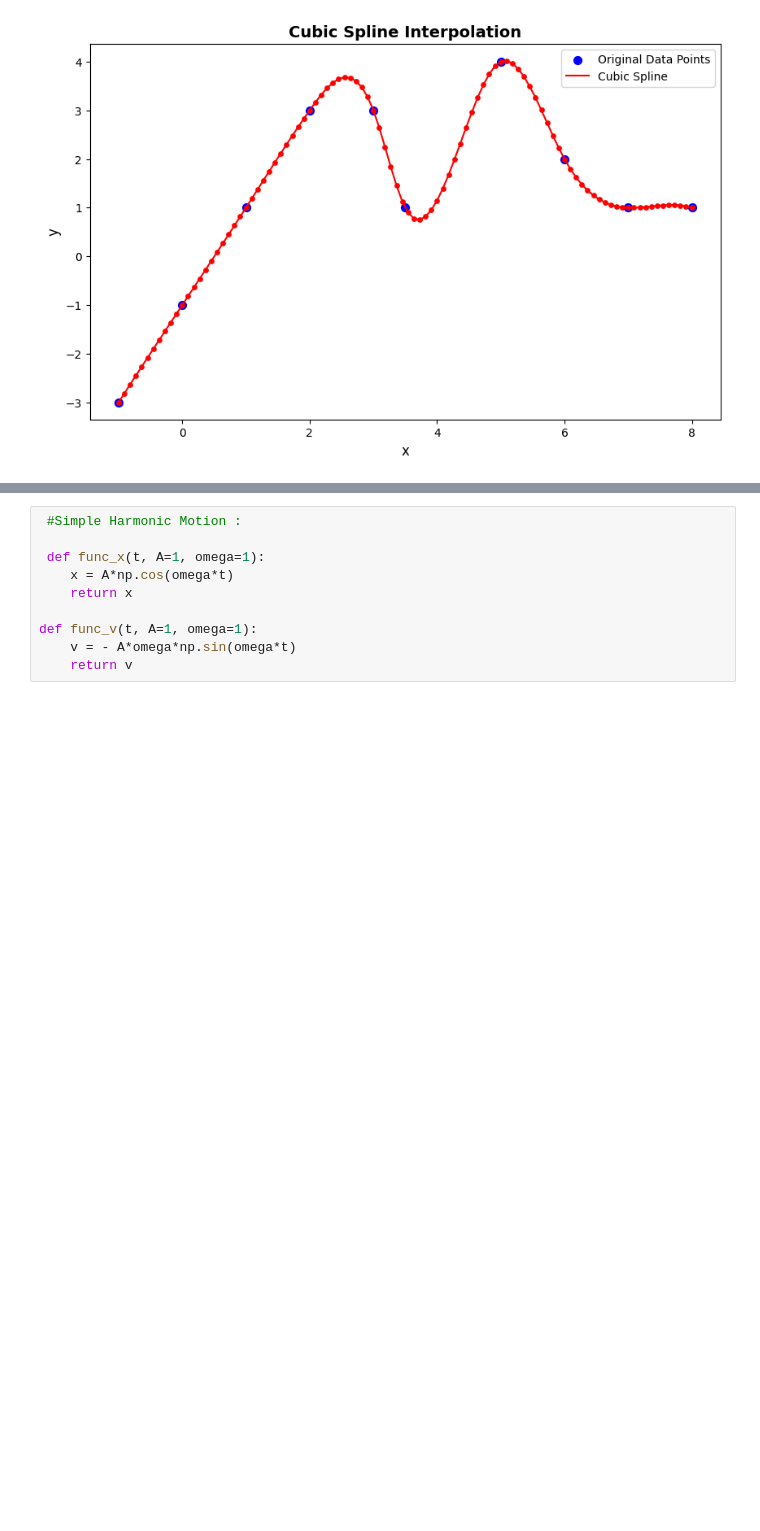
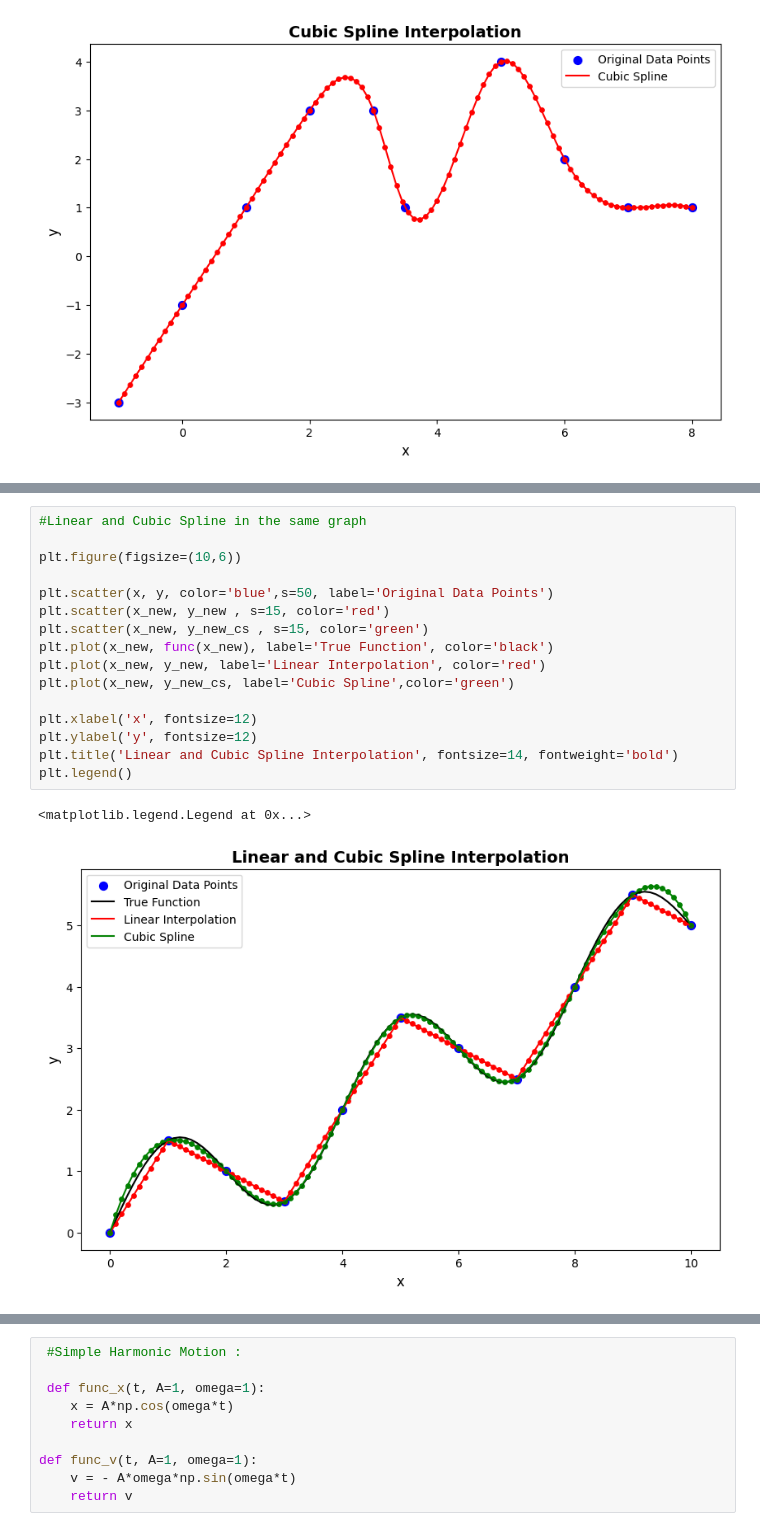
Before and after one commit to Aradhikaaa/Interpolation, a Jupyter notebook: hw1.ipynb, the cells around one changed output, grey strips where cells are left out. Drawn from its saved outputs; the diff is of its cells as text; blank space fills up the shorter version.

```diff
--- a/hw1.ipynb
+++ b/hw1.ipynb
@@ -119 +120,20 @@ plt.legend()
+# %%
+#Linear and Cubic Spline in the same graph
+
+plt.figure(figsize=(10,6))
+
+plt.scatter(x, y, color='blue',s=50, label='Original Data Points')
+plt.scatter(x_new, y_new , s=15, color='red')
+plt.scatter(x_new, y_new_cs , s=15, color='green')
+plt.plot(x_new, func(x_new), label='True Function', color='black')
+plt.plot(x_new, y_new, label='Linear Interpolation', color='red')
+plt.plot(x_new, y_new_cs, label='Cubic Spline',color='green')
+
+plt.xlabel('x', fontsize=12)
+plt.ylabel('y', fontsize=12)
+plt.title('Linear and Cubic Spline Interpolation', fontsize=14, fontweight='bold')
+plt.legend()
+# %% [output]
+<matplotlib.legend.Legend at 0x...>
+[figure, added]
 # %%
```
Also changed, not shown: parts of 8 cells of this notebook.
